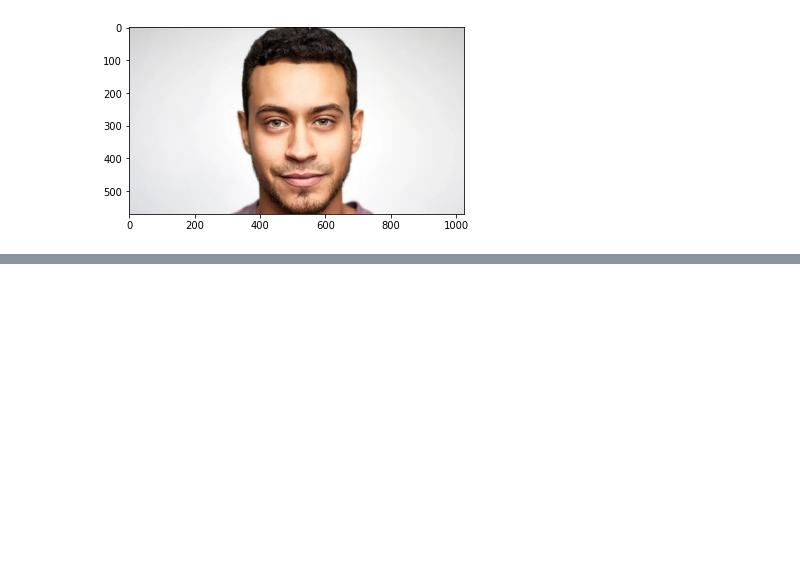
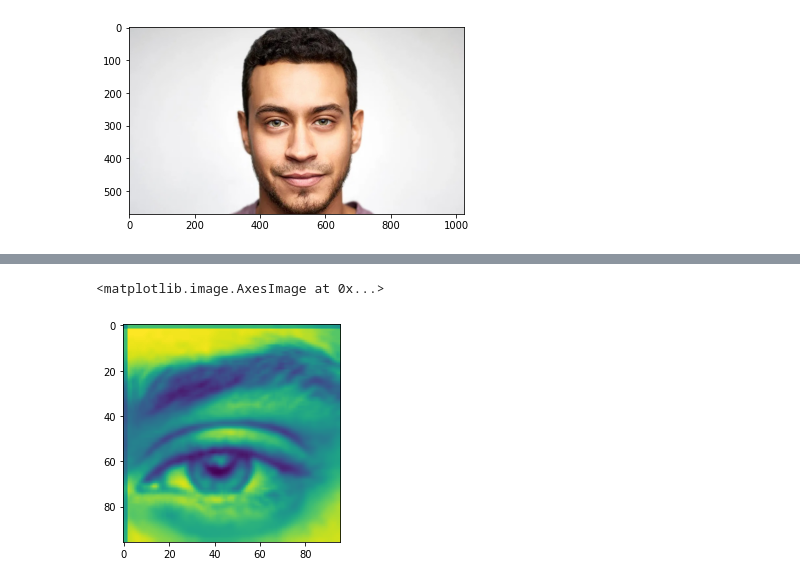
Before and after one commit to g-4-gagan/DrowsinessResearchPractice, a Jupyter notebook: Circular Hough on face.ipynb, the cells around one changed output, grey strips where cells are left out. Drawn from its saved outputs; the diff is of its cells as text; code cells hidden in the pictures; blank space fills up the shorter version.

```diff
--- a/Circular Hough on face.ipynb
+++ b/Circular Hough on face.ipynb
@@ -38,0 +69,9 @@ error: OpenCV(4.5.5) D:\a\opencv-python\opencv-python\opencv\modules\objdetect\s
+# %%
+firstEye = leftEyeImages[0].copy()
+# %%
+gray = cv2.cvtColor(firstEye, cv2.COLOR_RGB2GRAY)
+gray_blurred = cv2.blur(gray, (3, 3))
+plt.imshow(gray_blurred)
+# %% [output]
+<matplotlib.image.AxesImage at 0x...>
+[figure, added]
```
Also changed, not shown: parts of 9 cells of this notebook.
